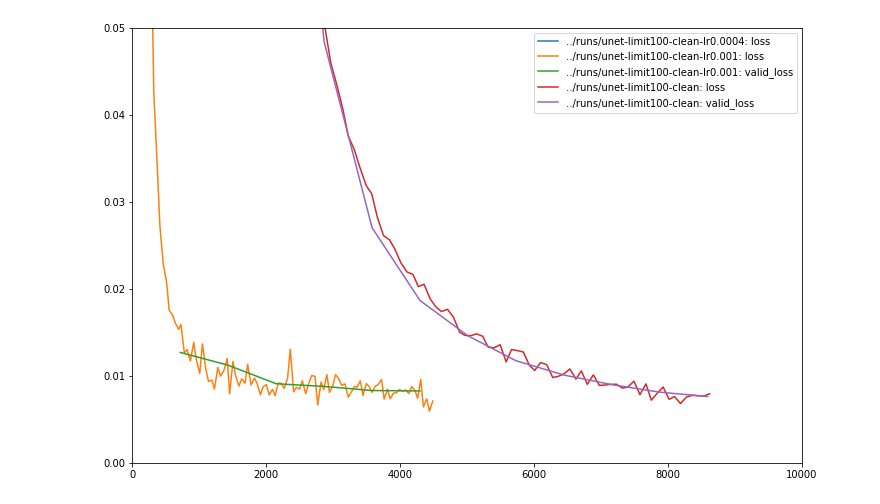
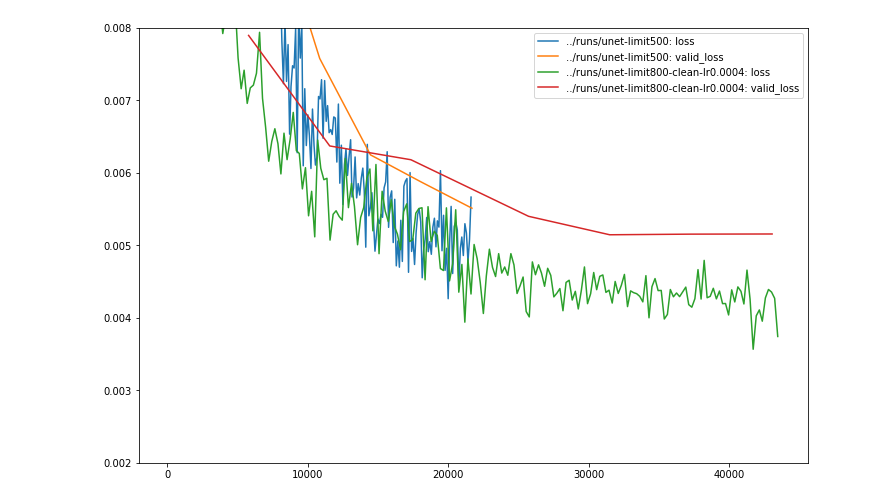
Before and after one commit to lopuhin/kaggle-lions-2017, a Jupyter notebook: notebooks/Monitor.ipynb, the cells around one changed output. Saved outputs shown, nothing was run; the diff lists cells and outputs as text; code cells hidden in the pictures.

```diff
--- a/notebooks/Monitor.ipynb
+++ b/notebooks/Monitor.ipynb
@@ -7,19 +7,21 @@ from utils import plot
 # %%
 plot(
     #'../runs/unet-limit100/',
-    '../runs/unet-limit100-clean/',
-    '../runs/unet-limit100-clean-lr0.001/',
+    #'../runs/unet-limit100-clean/',
+    #'../runs/unet-limit100-clean-lr0.001/',
     #'../runs/unet-limit100-clean-lr0.004/',
-    '../runs/unet-limit100-clean-lr0.0004/',
+    #'../runs/unet-limit100-clean-lr0.0004/',
 
-    #'../runs/unet-limit500/',
+    '../runs/unet-limit800-clean-lr0.0004/',
+    '../runs/unet-limit500/',
 
     #'../runs/unet-limit100-nolw0.01-lr0.001/',
     #'../runs/unet-limit100-nolw0.01-lr0.0002/',
     #'../runs/unet-limit100-nolw0.1-lr0.0002/',
-    max_points=100,
-    ymax=0.05,
-    xmax=10000,
+    max_points=200,
+    ymax=0.008,
+    ymin=0.002,
+    #xmax=10000,
     )
 # %% [output]
-[figure, old version]
+[figure, new version]
```
Also changed, not shown: 1 other file.
